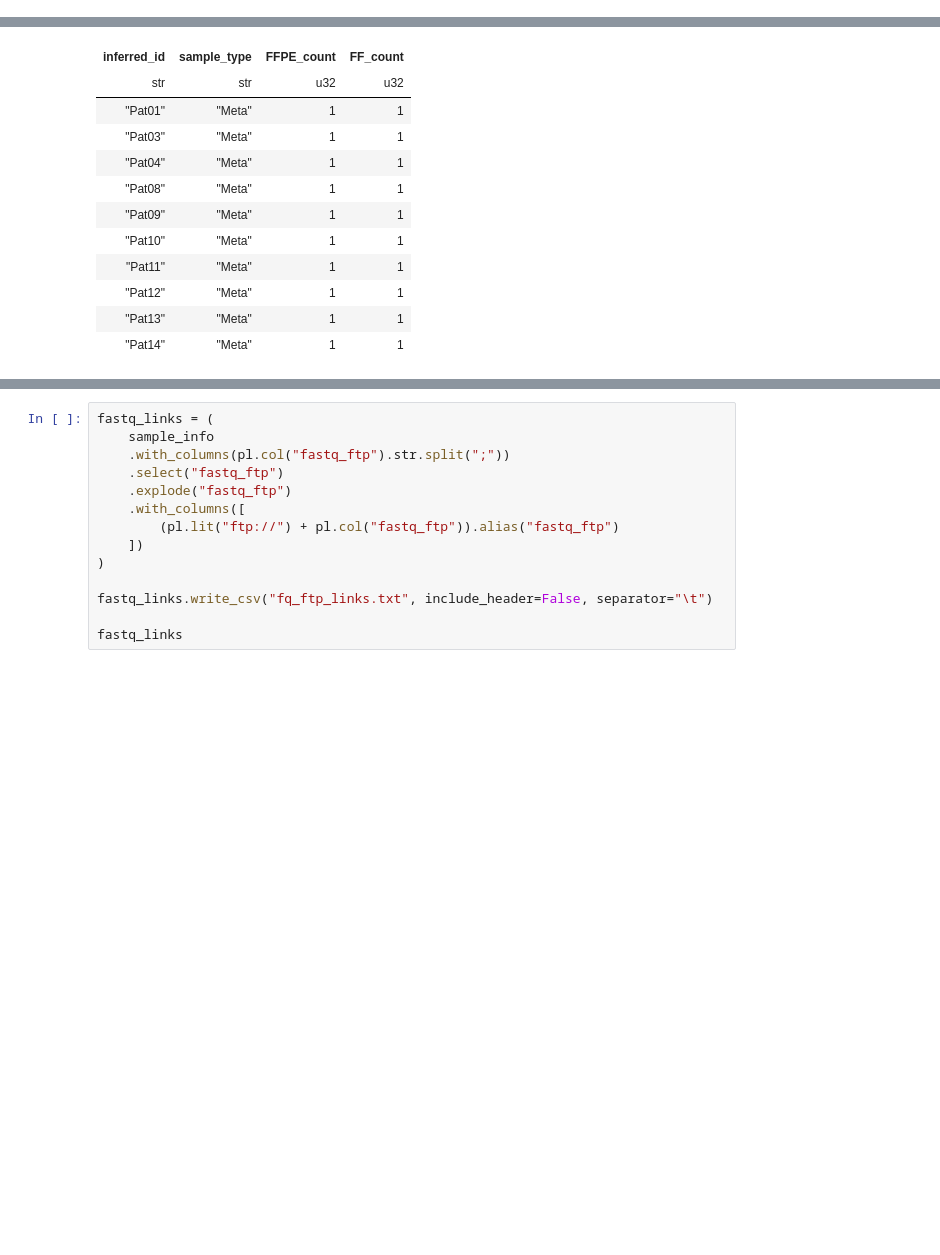
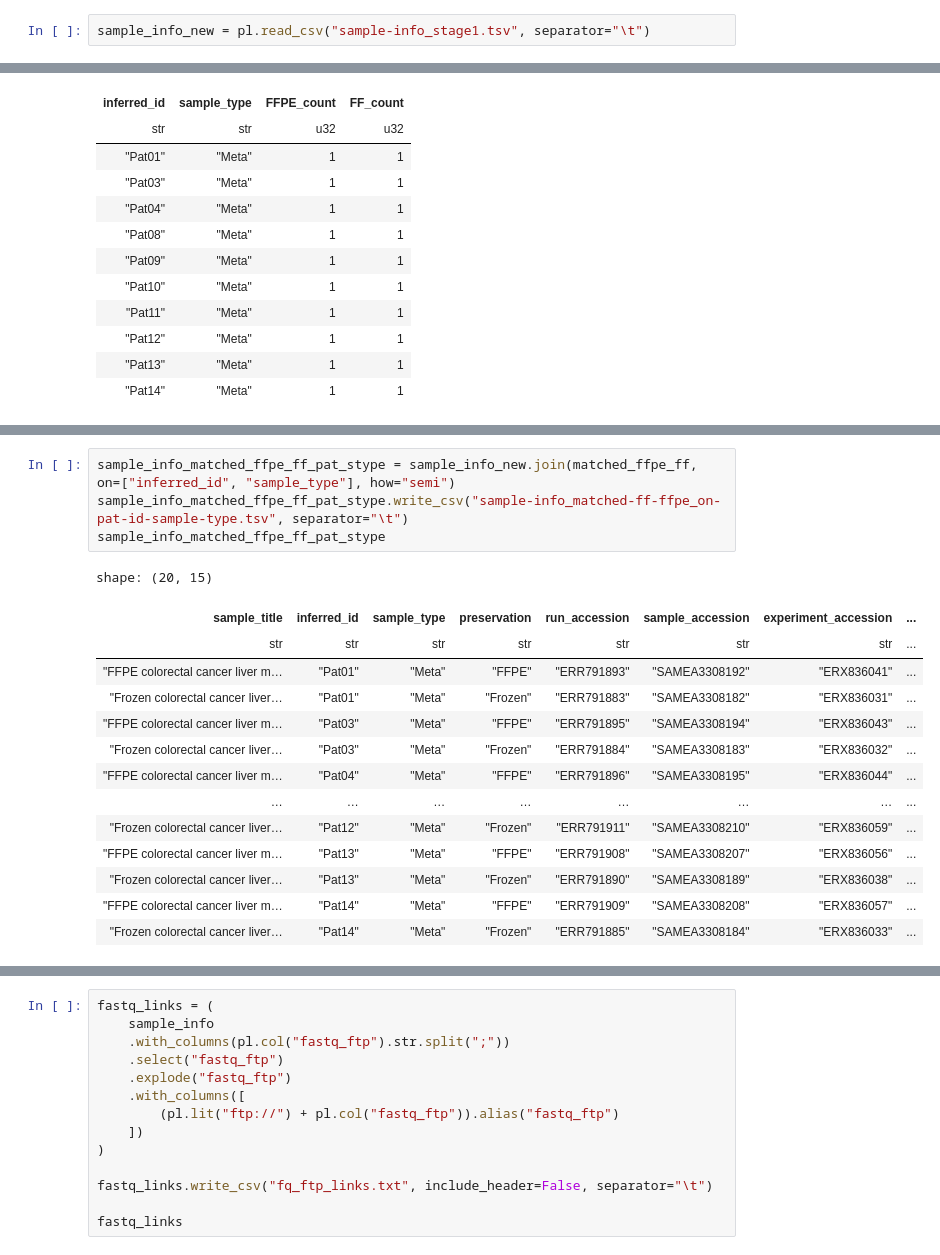
Before and after one commit to djhshih/analysis-ena-ffpe, a Jupyter notebook: annot/annot.ipynb, the cells around one changed output, grey strips where cells are left out. Cells and saved outputs as stored; diff of their text form; blank space fills up the shorter version.

```diff
--- a/annot/annot.ipynb
+++ b/annot/annot.ipynb
@@ -112,3 +112,5 @@ shape: (43, 15)
 | "Human blood sample" | "Primary-1" | "Blood" | "Frozen" | "ERR791879" | "SAMEA3308178" | "ERX836027" | ... |
 | "Cell line" | "Primary-1" | "Cellline" | "Frozen" | "ERR791878" | "SAMEA3308177" | "ERX836026" | ... |
 | "Cell line" | "SW480" | "Cellline" | "Frozen" | "ERR791882" | "SAMEA3308181" | "ERX836030" | ... |
+# %%
+sample_info_new = pl.read_csv("sample-info_stage1.tsv", separator="\t")
@@ -168,3 +191,22 @@ shape: (24, 15)
 | "FFPE colorectal cancer liver m… | "Pat14" | "Meta" | "FFPE" | "ERR791909" | "SAMEA3308208" | "ERX836057" | ... |
 | "FFPE colorectal cancer specime… | "Pat14" | "Prim" | "FFPE" | "ERR791910" | "SAMEA3308209" | "ERX836058" | ... |
 | "Frozen colorectal cancer liver… | "Pat14" | "Meta" | "Frozen" | "ERR791885" | "SAMEA3308184" | "ERX836033" | ... |
+# %%
+sample_info_matched_ffpe_ff_pat_stype = sample_info_new.join(matched_ffpe_ff, on=["inferred_id", "sample_type"], how="semi")
+sample_info_matched_ffpe_ff_pat_stype.write_csv("sample-info_matched-ff-ffpe_on-pat-id-sample-type.tsv", separator="\t")
+sample_info_matched_ffpe_ff_pat_stype
+# %% [output]
+shape: (20, 15)
+| sample_title | inferred_id | sample_type | preservation | run_accession | sample_accession | experiment_accession | ... |
+| str | str | str | str | str | str | str | ... |
+| "FFPE colorectal cancer liver m… | "Pat01" | "Meta" | "FFPE" | "ERR791893" | "SAMEA3308192" | "ERX836041" | ... |
+| "Frozen colorectal cancer liver… | "Pat01" | "Meta" | "Frozen" | "ERR791883" | "SAMEA3308182" | "ERX836031" | ... |
+| "FFPE colorectal cancer liver m… | "Pat03" | "Meta" | "FFPE" | "ERR791895" | "SAMEA3308194" | "ERX836043" | ... |
+| "Frozen colorectal cancer liver… | "Pat03" | "Meta" | "Frozen" | "ERR791884" | "SAMEA3308183" | "ERX836032" | ... |
+| "FFPE colorectal cancer liver m… | "Pat04" | "Meta" | "FFPE" | "ERR791896" | "SAMEA3308195" | "ERX836044" | ... |
+| … | … | … | … | … | … | … | ... |
+| "Frozen colorectal cancer liver… | "Pat12" | "Meta" | "Frozen" | "ERR791911" | "SAMEA3308210" | "ERX836059" | ... |
+| "FFPE colorectal cancer liver m… | "Pat13" | "Meta" | "FFPE" | "ERR791908" | "SAMEA3308207" | "ERX836056" | ... |
+| "Frozen colorectal cancer liver… | "Pat13" | "Meta" | "Frozen" | "ERR791890" | "SAMEA3308189" | "ERX836038" | ... |
+| "FFPE colorectal cancer liver m… | "Pat14" | "Meta" | "FFPE" | "ERR791909" | "SAMEA3308208" | "ERX836057" | ... |
+| "Frozen colorectal cancer liver… | "Pat14" | "Meta" | "Frozen" | "ERR791885" | "SAMEA3308184" | "ERX836033" | ... |
```
Also changed, not shown: parts of 4 cells of this notebook, 4 other files.
